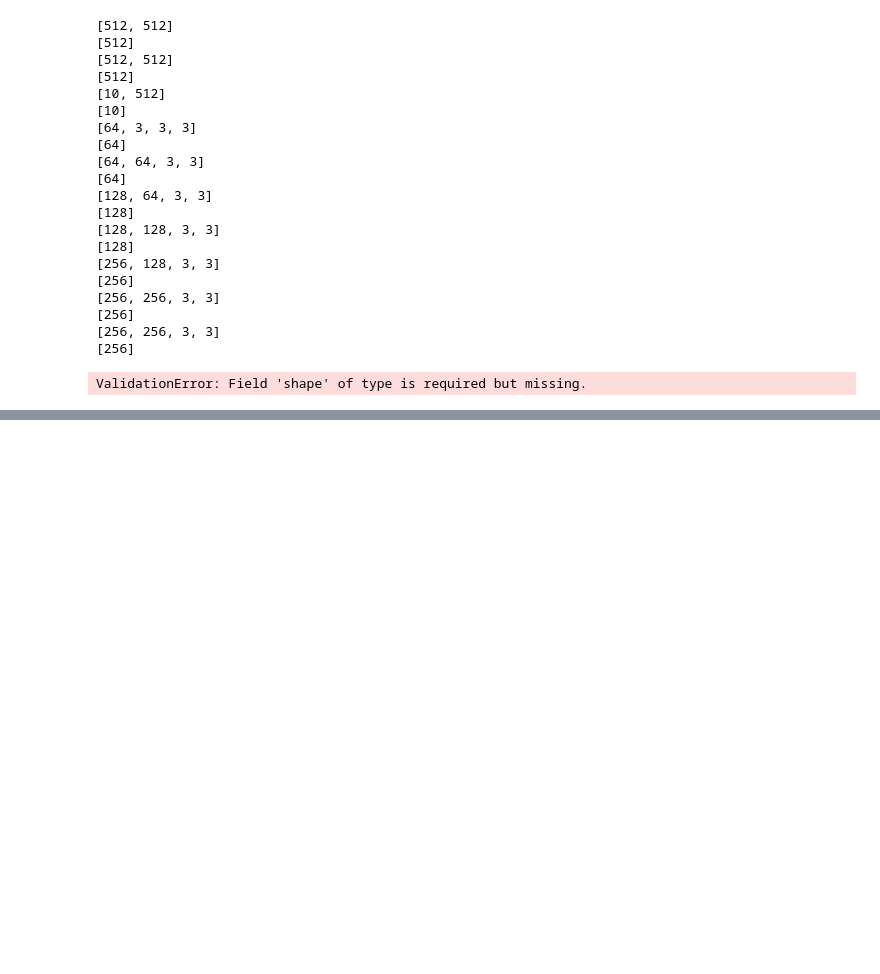
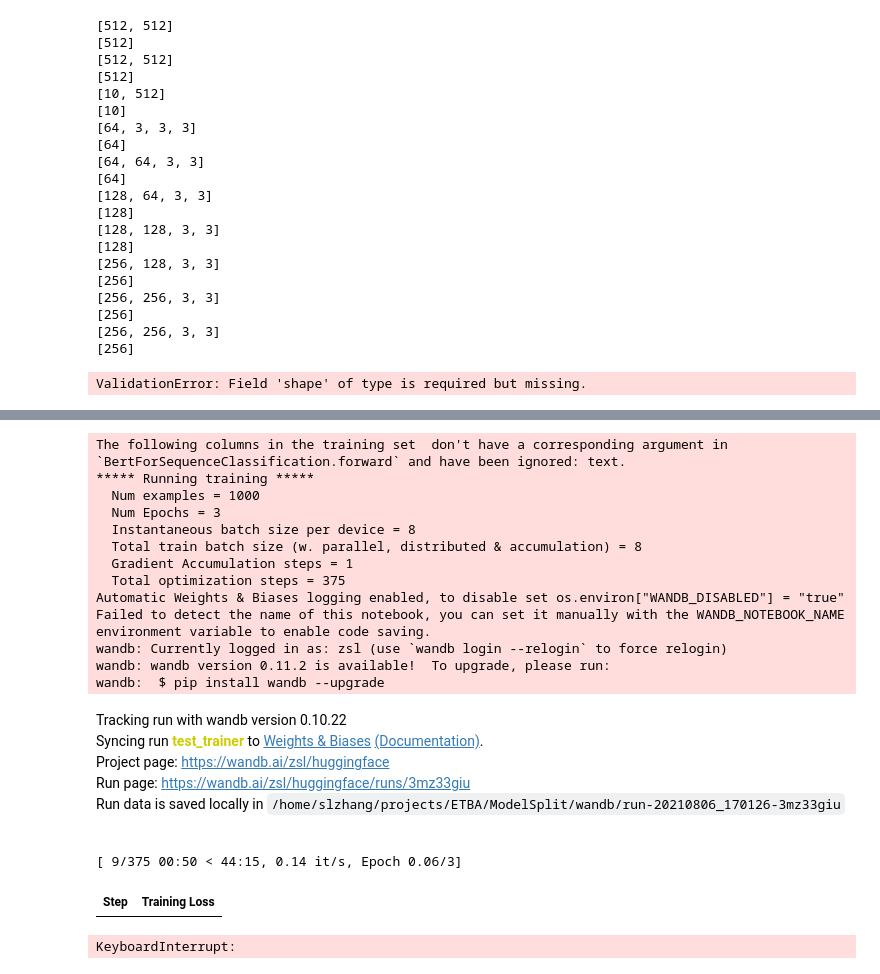
Before and after one commit to ZSL98/PAME, a Jupyter notebook: ModelSplit/test.ipynb, the cells around one changed output, grey strips where cells are left out. Cells and saved outputs as stored; diff of their text form; code cells hidden in the pictures; blank space fills up the shorter version.

```diff
--- a/ModelSplit/test.ipynb
+++ b/ModelSplit/test.ipynb
@@ -207,0 +312,9 @@ onnx.save(extracted, './models_out/bert_out_2.onnx')
+# %%
+small_train_dataset = tokenized_datasets["train"].shuffle(seed=42).select(range(1000))
+small_eval_dataset = tokenized_datasets["test"].shuffle(seed=42).select(range(1000))
+full_train_dataset = tokenized_datasets["train"]
+full_eval_dataset = tokenized_datasets["test"]
+# %%
+from transformers import AutoModelForSequenceClassification
+
+model = AutoModelForSequenceClassification.from_pretrained("bert-base-cased", num_labels=2)
@@ -207,0 +327,35 @@ onnx.save(extracted, './models_out/bert_out_2.onnx')
+# %%
+
+from transformers import TrainingArguments
+
+training_args = TrainingArguments("test_trainer")
+# %%
+from transformers import Trainer
+
+trainer = Trainer(
+    model=model, args=training_args, train_dataset=small_train_dataset, eval_dataset=small_eval_dataset
+)
+# %%
+trainer.train()
+# %% [output]
+The following columns in the training set  don't have a corresponding argument in `BertForSequenceClassification.forward` and have been ignored: text.
+***** Running training *****
+  Num examples = 1000
+  Num Epochs = 3
+  Instantaneous batch size per device = 8
+  Total train batch size (w. parallel, distributed & accumulation) = 8
+  Gradient Accumulation steps = 1
+  Total optimization steps = 375
+Automatic Weights & Biases logging enabled, to disable set os.environ["WANDB_DISABLED"] = "true"
+Failed to detect the name of this notebook, you can set it manually with the WANDB_NOTEBOOK_NAME environment variable to enable code saving.
+wandb: Currently logged in as: zsl (use `wandb login --relogin` to force relogin)
+wandb: wandb version 0.11.2 is available!  To upgrade, please run:
+wandb:  $ pip install wandb --upgrade
+Tracking run with wandb version 0.10.22
+Syncing run test_trainer to Weights & Biases (Documentation).
+Project page: https://wandb.ai/zsl/huggingface
+Run page: https://wandb.ai/zsl/huggingface/runs/3mz33giu
+Run data is saved locally in /home/slzhang/projects/ETBA/ModelSplit/wandb/run-20210806_170126-3mz33giu
+[ 9/375 00:50 < 44:15, 0.14 it/s, Epoch 0.06/3]
+| Step | Training Loss |
+KeyboardInterrupt:
```
Also changed, not shown: parts of 12 cells of this notebook, 42 other files.
